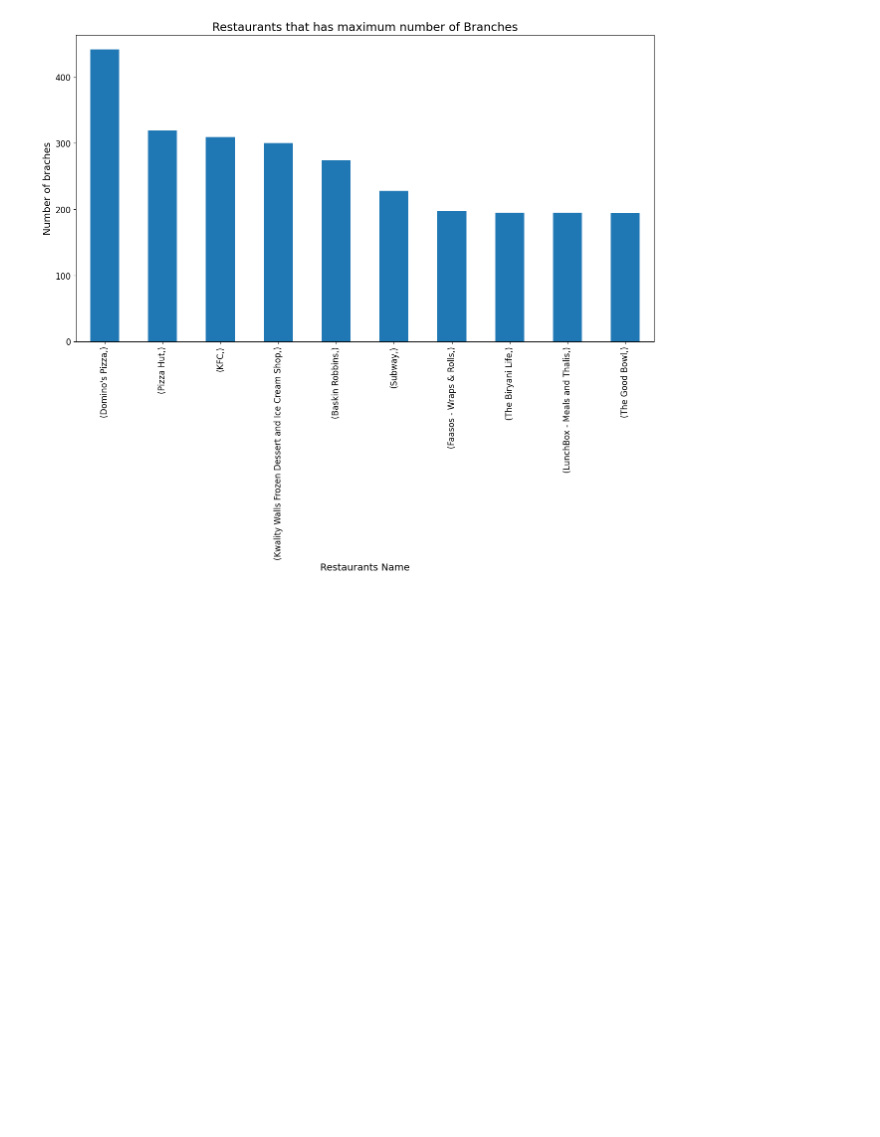
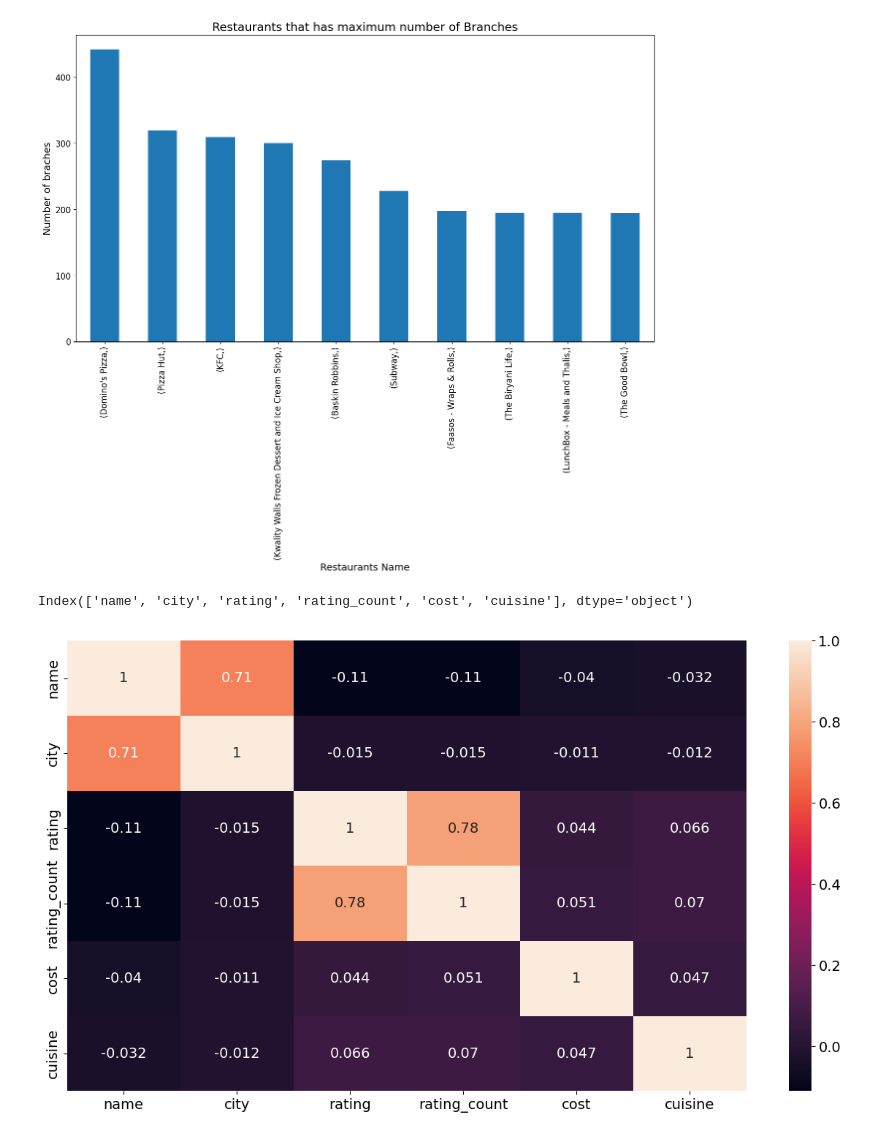
Before and after one commit to anirudh-248/mini_project, a Jupyter notebook: swiggy_analysis.ipynb, the cells around one changed output. Saved outputs shown, nothing was run; the diff lists cells and outputs as text; code cells hidden in the pictures; blank space fills up the shorter version.

Commit message:
added ML to swiggy notebook

```diff
--- a/swiggy_analysis.ipynb
+++ b/swiggy_analysis.ipynb
@@ -280,3 +285,18 @@ fig.update_yaxes(title_text='number of rating counts')
 fig.update_xaxes(title_text='Cost')
 fig.update_layout(width=800,height=600)
 fig.show()
+# %%
+def Encode(df):
+    for column in df.columns[~df.columns.isin(['rate', 'cost', 'votes'])]:
+        df[column] = df[column].factorize()[0]
+    return df
+
+df_en = Encode(swiggy1.copy())
+# %%
+corr = df_en.corr(method='kendall')
+plt.figure(figsize=(15, 8))
+sns.heatmap(corr, annot=True)
+df_en.columns
+# %% [output]
+Index(['name', 'city', 'rating', 'rating_count', 'cost', 'cuisine'], dtype='object')
+[figure, added]
```
Also changed, not shown: parts of 5 cells of this notebook, 1 other file.
